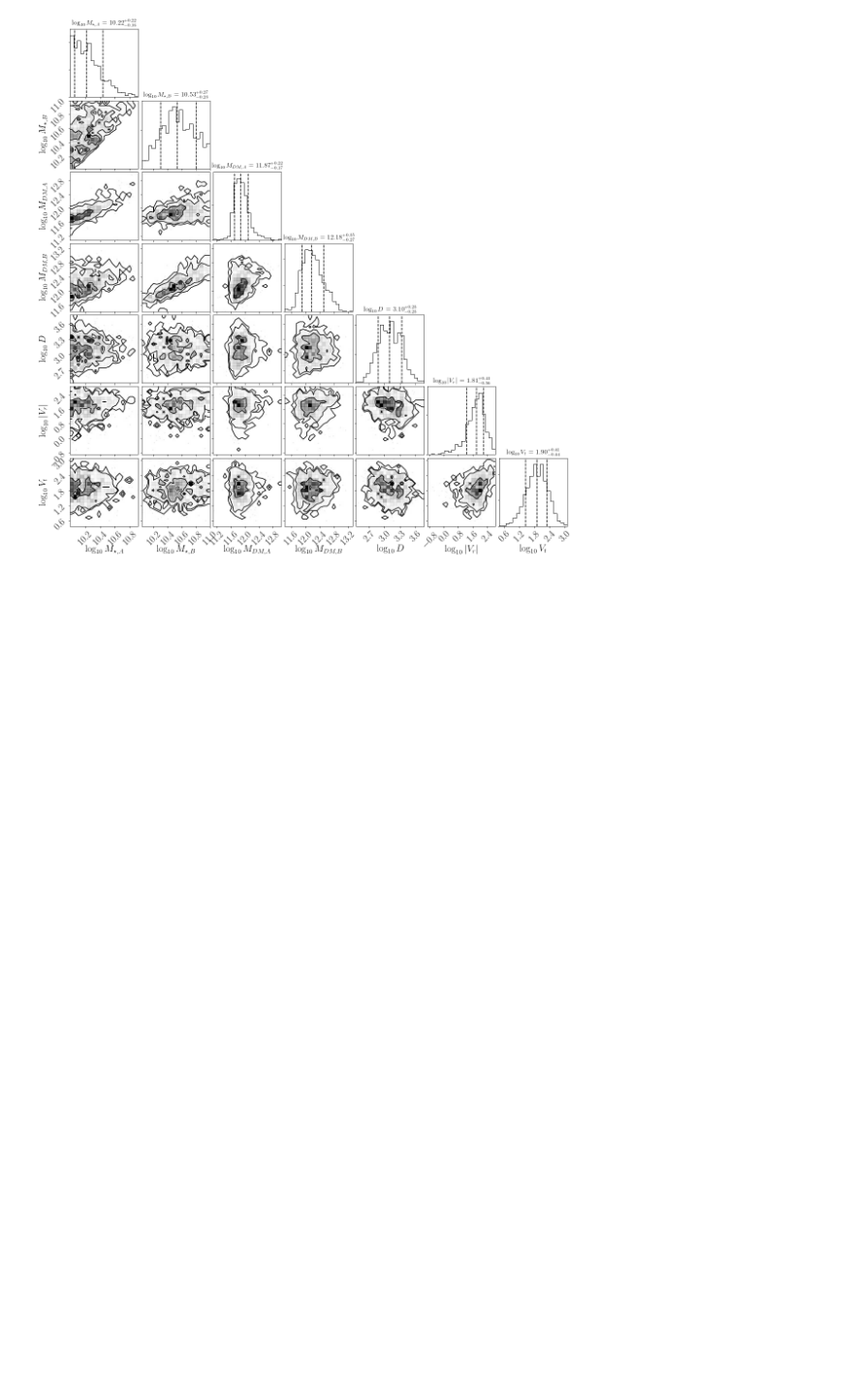
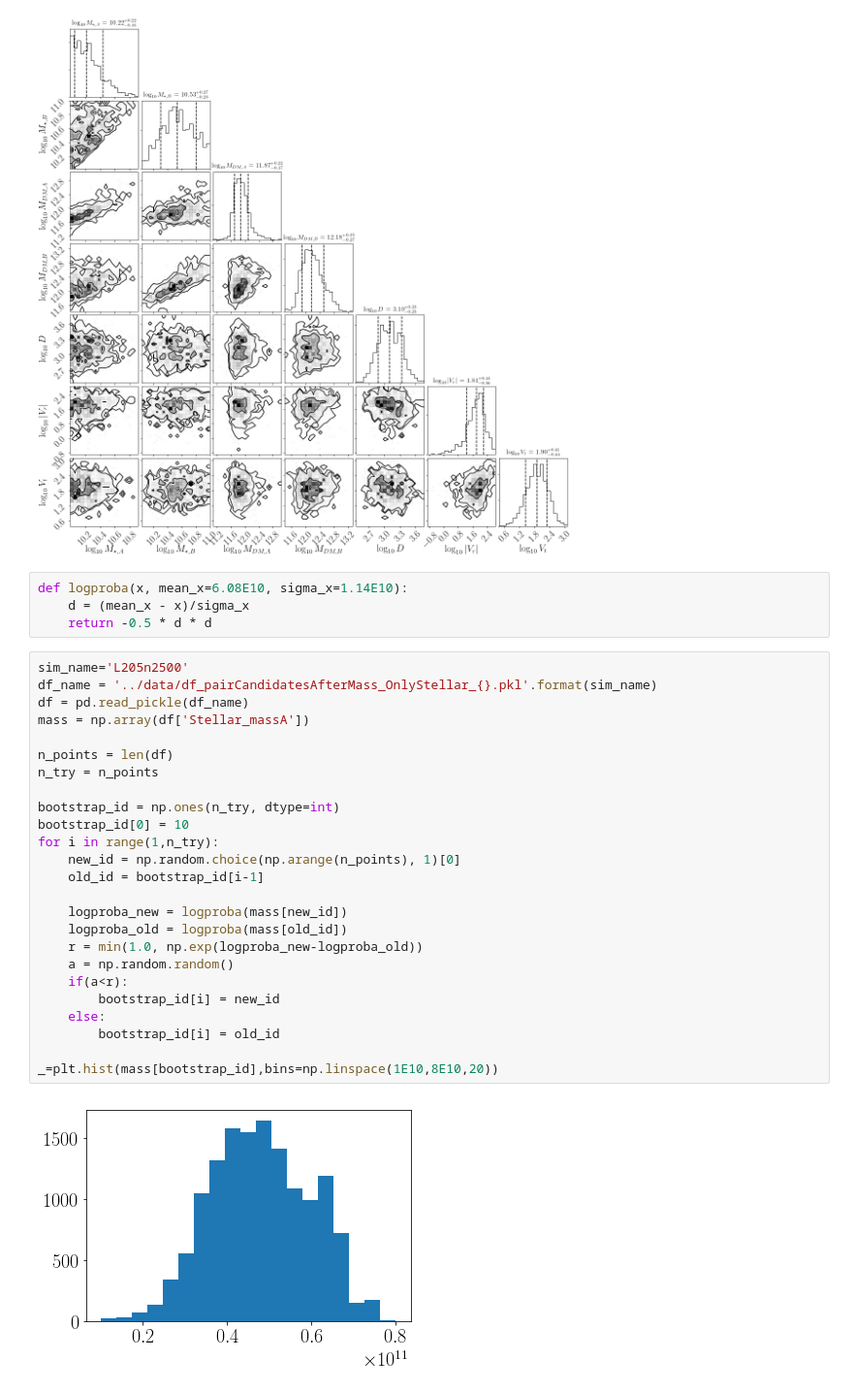
Before and after one commit to cgomez11/projectLC, a Jupyter notebook: nb/explora.ipynb, the cells around one changed output. Shown at 97% size. Drawn from its saved outputs; the diff is of its cells as text; blank space fills up the shorter version.

Commit message:
bootstrap

```diff
--- a/nb/explora.ipynb
+++ b/nb/explora.ipynb
@@ -42,3 +60,34 @@ n_points 904
 [figure]
 <Figure size 576x360 with 0 Axes>
 [figure]
+# %%
+def logproba(x, mean_x=6.08E10, sigma_x=1.14E10):
+    d = (mean_x - x)/sigma_x
+    return -0.5 * d * d
+# %%
+sim_name='L205n2500'
+df_name = '../data/df_pairCandidatesAfterMass_OnlyStellar_{}.pkl'.format(sim_name)
+df = pd.read_pickle(df_name)
+mass = np.array(df['Stellar_massA'])
+
+n_points = len(df)
+n_try = n_points
+
+bootstrap_id = np.ones(n_try, dtype=int)
+bootstrap_id[0] = 10
+for i in range(1,n_try):
+    new_id = np.random.choice(np.arange(n_points), 1)[0]
+    old_id = bootstrap_id[i-1]
+
+    logproba_new = logproba(mass[new_id])
+    logproba_old = logproba(mass[old_id])
+    r = min(1.0, np.exp(logproba_new-logproba_old))
+    a = np.random.random()
+    if(a<r):
+        bootstrap_id[i] = new_id
+    else:
+        bootstrap_id[i] = old_id
+
+_=plt.hist(mass[bootstrap_id],bins=np.linspace(1E10,8E10,20))
+# %% [output]
+[figure, added]
```
Also changed, not shown: parts of 2 cells of this notebook, 4 other files.
